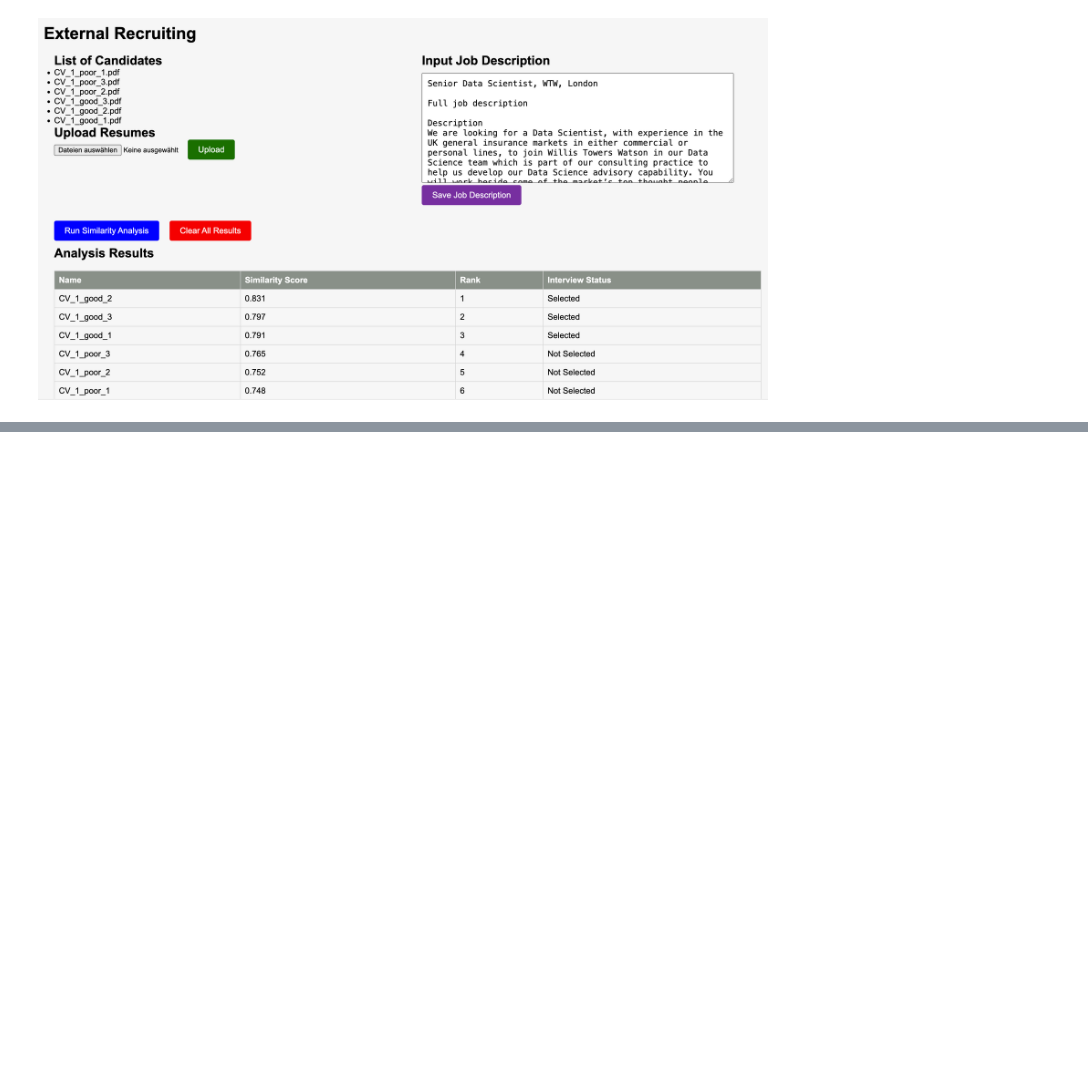
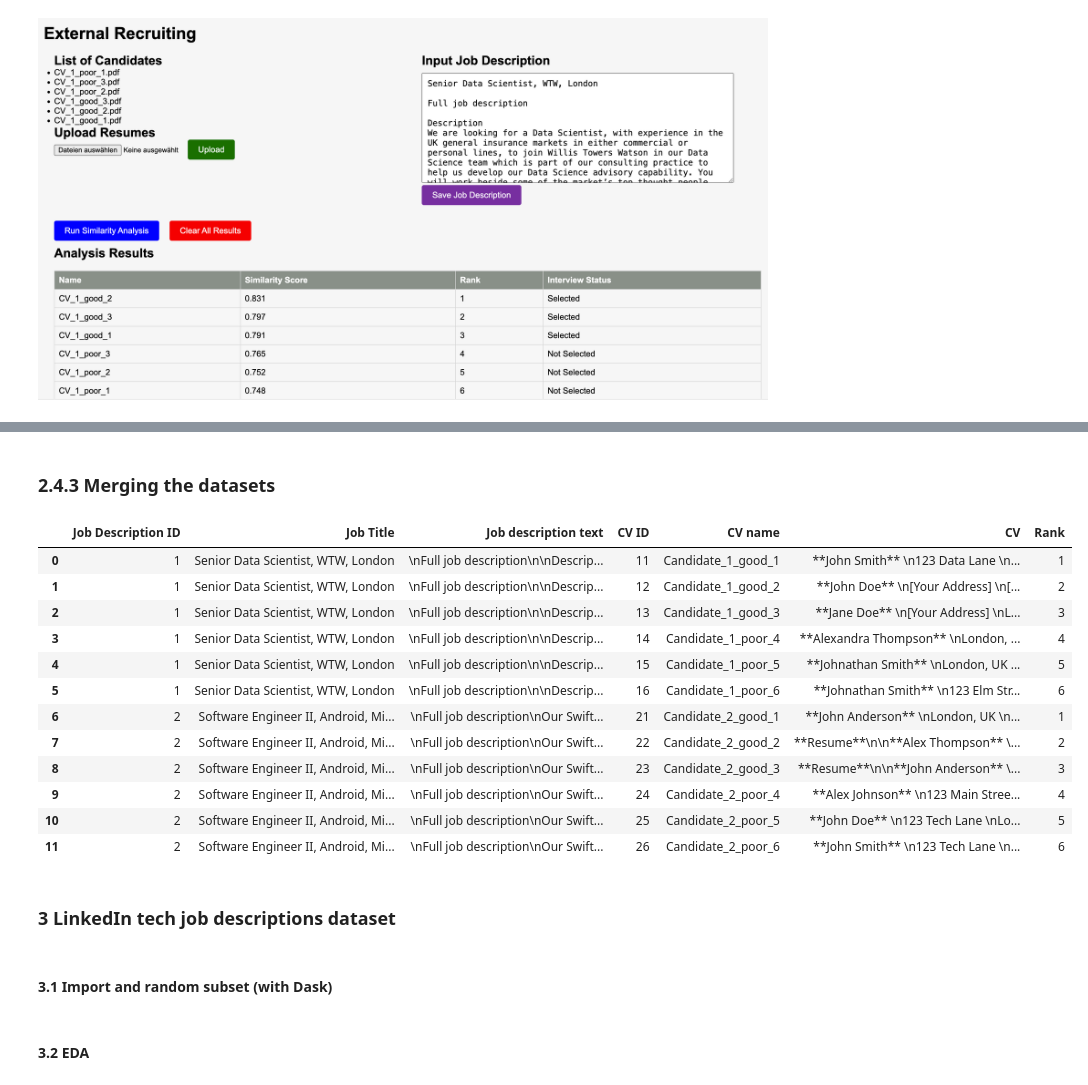
Before and after one commit to Tim60161/workproject_matching_algo, a Jupyter notebook: synthetic_data_binary.ipynb, the cells around one changed output, grey strips where cells are left out. Drawn from its saved outputs; the diff is of its cells as text; code cells hidden in the pictures; blank space fills up the shorter version.

```diff
--- a/synthetic_data_binary.ipynb
+++ b/synthetic_data_binary.ipynb
@@ -313,8 +318,8 @@ import os
 from fpdf import FPDF
 
 # Define the folder path to save the PDF files
-folder_path = "/Users/luca/Desktop/Master Thesis/synthetic data /bad fit resumes 23.11"
-
+#folder_path = "/Users/luca/Desktop/Master Thesis/synthetic data /bad fit resumes 23.11"
+folder_path = "/Users/timg/Desktop/Thesis Docs/Branch_Synth_Data/Synth data by rank/Test_5_binary"
 
 # Function to save text as PDF
 def save_as_pdf(text, cv_id):
@@ -336,0 +834,25 @@ for index, row in df_resumes_poor_fit.iterrows():
+# %%
+#%pip install fpdf
+import os
+from fpdf import FPDF
+
+# Define the folder path to save the PDF files
+#folder_path = "/Users/luca/Desktop/Master Thesis/synthetic data /good fit resumes 23.11"
+folder_path = "/Users/timg/Desktop/Thesis Docs/Branch_Synth_Data/Synth data binary/Test_4_slightly_bad"
+
+# Function to save text as PDF
+def save_as_pdf(text, cv_id):
+    pdf = FPDF()
+    pdf.add_page()
+    pdf.set_font("Arial", size=12)
+    # Encode text to latin-1, replacing unsupported characters
+    text = text.encode('latin-1', 'replace').decode('latin-1')
+    pdf.multi_cell(0, 10, text)
+    file_path = os.path.join(folder_path, f"{cv_id}.pdf")
+    pdf.output(file_path)
+
+# Iterate over each row in the DataFrame
+for index, row in df_resumes_good_fit.iterrows():
+    cv_text = row["CV"]
+    cv_id = row["CV ID"]
+    save_as_pdf(cv_text, cv_id)
@@ -336,0 +957,31 @@ for index, row in df_resumes_poor_fit.iterrows():
+# %% [markdown]
+### 2.4.3 Merging the datasets
+# %%
+import pandas as pd
+
+# Merge the DataFrames
+df_synthetic_resumes = pd.concat([df_resumes_good_fit, df_resumes_poor_fit], ignore_index=True)
+
+# Sort the DataFrame based on 'CV ID' in descending order
+df_synthetic_resumes_sorted = df_synthetic_resumes.sort_values(by='CV ID', ascending=True).reset_index(drop=True)
+
+# Display the combined and sorted DataFrame
+df_synthetic_resumes_sorted
+# %% [output]
+|  | Job Description ID | Job Title | Job description text | CV ID | CV name | CV | Rank |
+| 0 | 1 | Senior Data Scientist, WTW, London | \nFull job description\n\nDescrip... | 11 | Candidate_1_good_1 | **John Smith** \n123 Data Lane \n... | 1 |
+| 1 | 1 | Senior Data Scientist, WTW, London | \nFull job description\n\nDescrip... | 12 | Candidate_1_good_2 | **John Doe** \n[Your Address] \n[... | 2 |
+| 2 | 1 | Senior Data Scientist, WTW, London | \nFull job description\n\nDescrip... | 13 | Candidate_1_good_3 | **Jane Doe** \n[Your Address] \nL... | 3 |
+| 3 | 1 | Senior Data Scientist, WTW, London | \nFull job description\n\nDescrip... | 14 | Candidate_1_poor_4 | **Alexandra Thompson** \nLondon, ... | 4 |
+| 4 | 1 | Senior Data Scientist, WTW, London | \nFull job description\n\nDescrip... | 15 | Candidate_1_poor_5 | **Johnathan Smith** \nLondon, UK ... | 5 |
+| 5 | 1 | Senior Data Scientist, WTW, London | \nFull job description\n\nDescrip... | 16 | Candidate_1_poor_6 | **Johnathan Smith** \n123 Elm Str... | 6 |
+| 6 | 2 | Software Engineer II, Android, Mi... | \nFull job description\nOur Swift... | 21 | Candidate_2_good_1 | **John Anderson** \nLondon, UK \n... | 1 |
+| 7 | 2 | Software Engineer II, Android, Mi... | \nFull job description\nOur Swift... | 22 | Candidate_2_good_2 | **Resume**\n\n**Alex Thompson** \... | 2 |
+| 8 | 2 | Software Engineer II, Android, Mi... | \nFull job description\nOur Swift... | 23 | Candidate_2_good_3 | **Resume**\n\n**John Anderson** \... | 3 |
+| 9 | 2 | Software Engineer II, Android, Mi... | \nFull job description\nOur Swift... | 24 | Candidate_2_poor_4 | **Alex Johnson** \n123 Main Stree... | 4 |
+| 10 | 2 | Software Engineer II, Android, Mi... | \nFull job description\nOur Swift... | 25 | Candidate_2_poor_5 | **John Doe** \n123 Tech Lane \nLo... | 5 |
+| 11 | 2 | Software Engineer II, Android, Mi... | \nFull job description\nOur Swift... | 26 | Candidate_2_poor_6 | **John Smith** \n123 Tech Lane \n... | 6 |
+# %% [markdown]
+### 3 LinkedIn tech job descriptions dataset
+# %% [markdown]
+#### 3.1 Import and random subset (with Dask)
@@ -336,0 +995,2 @@ for index, row in df_resumes_poor_fit.iterrows():
+# %% [markdown]
+#### 3.2 EDA
```
Also changed, not shown: parts of 30 cells of this notebook, 1 other file.
